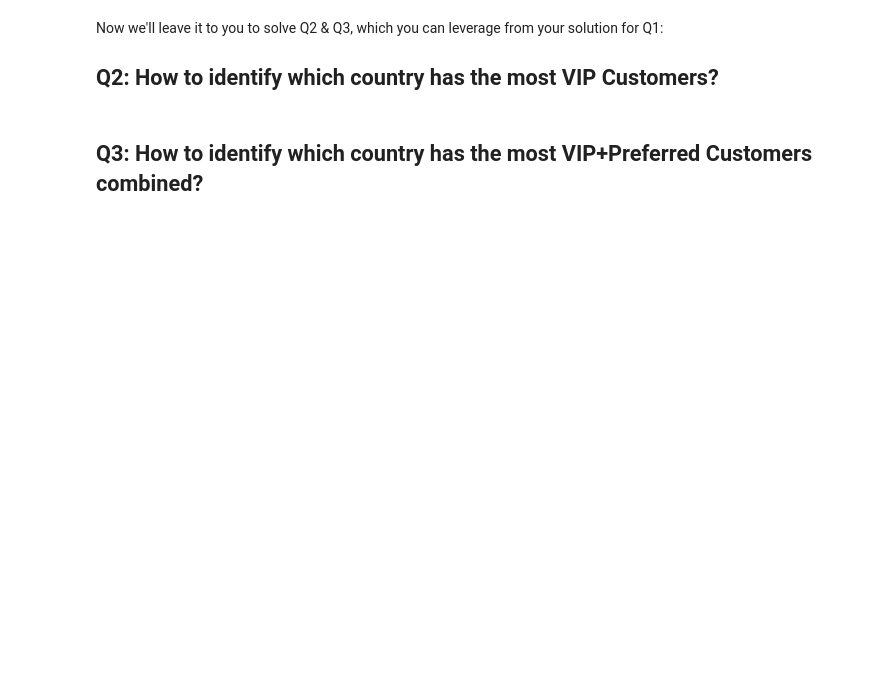
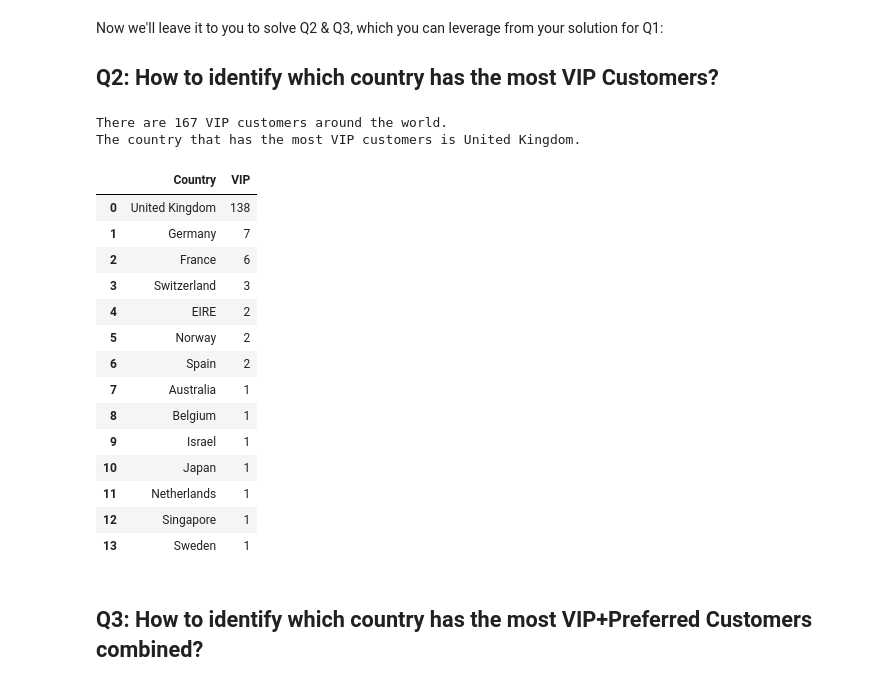
Before and after one commit to gabrielanakasato/ironhack-daft, a Jupyter notebook: labs/lab-w02/07-dataframe-calculations/your-code/challenge-3.ipynb, the cells around one changed output. Saved outputs shown, nothing was run; the diff lists cells and outputs as text; code cells hidden in the pictures; blank space fills up the shorter version.

```diff
--- a/labs/lab-w02/07-dataframe-calculations/your-code/challenge-3.ipynb
+++ b/labs/lab-w02/07-dataframe-calculations/your-code/challenge-3.ipynb
@@ -169,0 +177,7 @@ The table below list the customers that have made purchases in more than one cou
+# %%
+# Merge the 'customer_country' dataframe to the 'orders_spent'
+orders_customers = orders_spent.merge(customer_country).sort_values(by='CustomerID')
+
+# Check the result
+print(f'This new dataframe has {orders_customers.shape[0]} rows and {orders_customers.shape[1]} columns.')
+orders_customers.head()
@@ -169,0 +192,21 @@ The table below list the customers that have made purchases in more than one cou
+# %%
+# Classify the customers
+'''
+Before classifying the customers, some conditons have to be prepared.
+'''
+
+# 95th quantile
+q95 = orders_customers.amount_spent.quantile(q=0.95)
+print(f'The 95th quantile is {q95:.2f}.')
+
+# 75th quantile
+q75 = orders_customers.amount_spent.quantile(q=0.75)
+print(f'The 75th quantile is {q75:.2f}.')
+
+# Classification
+orders_customers['Classification'] = np.where(orders_customers['amount_spent'] > q95, 'VIP',
+                                             np.where(orders_customers['amount_spent'] >= q75, 'Preferred',
+                                                     'Regular'))
+
+# Check the result
+orders_customers.head()
@@ -176,2 +226,37 @@ Now we'll leave it to you to solve Q2 & Q3, which you can leverage from your sol
+# %%
+# your code here
+
+# Number of VIPs around the world
+# Select only the customers that has a VIP classification, select the column 'CustomerID' and count how many VIP customers
+# there are
+vip_number = orders_customers[orders_customers.Classification == 'VIP'].CustomerID.count()
+print(f'There are {vip_number} VIP customers around the world.')
+
+# Number of VIP customers by country
+# Select only the customers that has a VIP classification, group by 'Country', ount how many VIP customers there are by
+# country, sort the values in a descending way and reset the index
+vip_country = orders_customers[orders_customers.Classification == 'VIP'].groupby(by='Country').agg(VIP = ('Classification', 'count')).sort_values(by='VIP', ascending=False).reset_index()
+print(f'The country that has the most VIP customers is {vip_country.iloc[0, 0]}.')
+
+# Check the result table
+vip_country
+# %% [output]
+There are 167 VIP customers around the world.
+The country that has the most VIP customers is United Kingdom.
+|  | Country | VIP |
+| 0 | United Kingdom | 138 |
+| 1 | Germany | 7 |
+| 2 | France | 6 |
+| 3 | Switzerland | 3 |
+| 4 | EIRE | 2 |
+| 5 | Norway | 2 |
+| 6 | Spain | 2 |
+| 7 | Australia | 1 |
+| 8 | Belgium | 1 |
+| 9 | Israel | 1 |
+| 10 | Japan | 1 |
+| 11 | Netherlands | 1 |
+| 12 | Singapore | 1 |
+| 13 | Sweden | 1 |
 # %% [markdown]
 ## Q3: How to identify which country has the most VIP+Preferred Customers combined?
```
Also changed, not shown: parts of 7 cells of this notebook.
